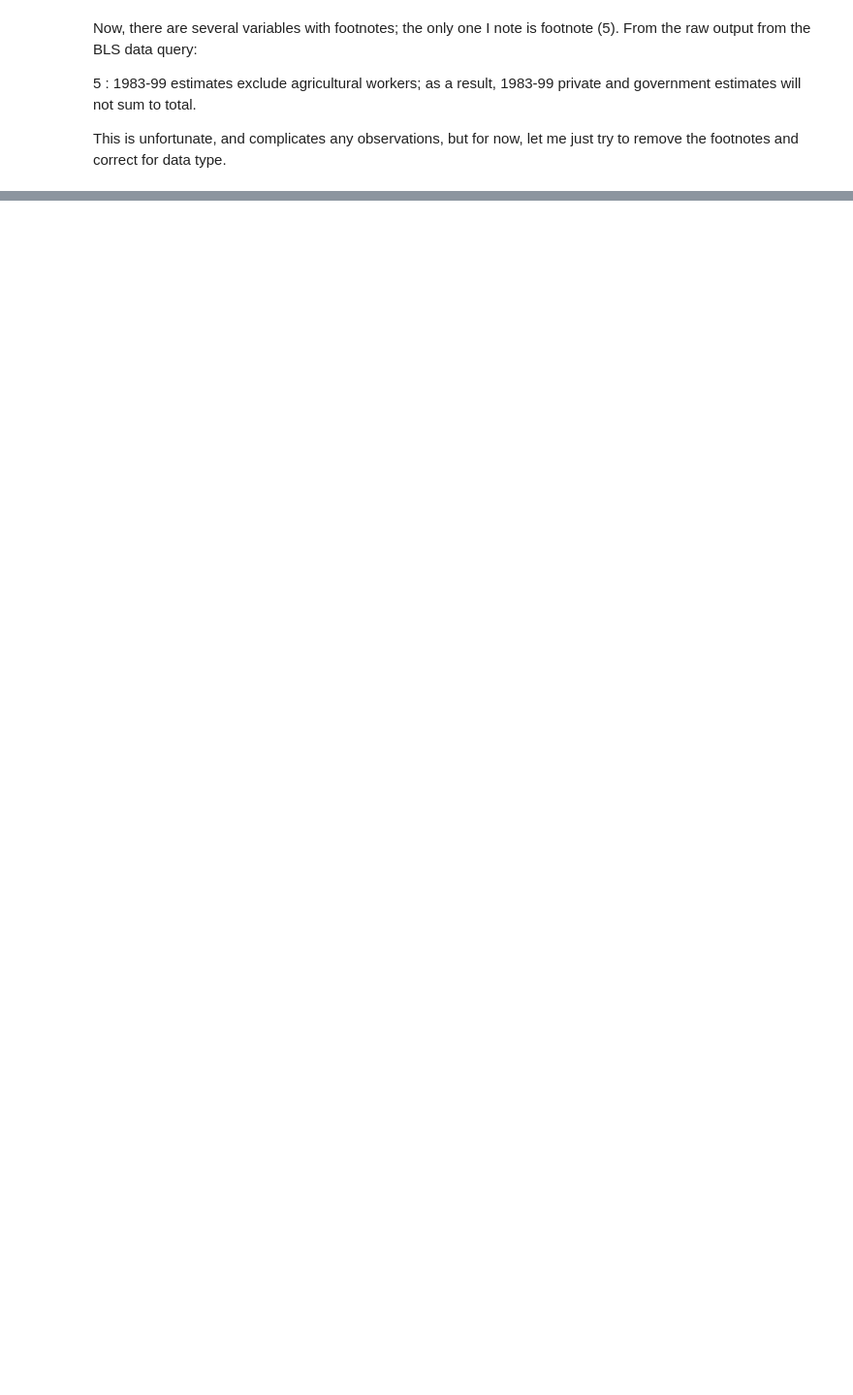
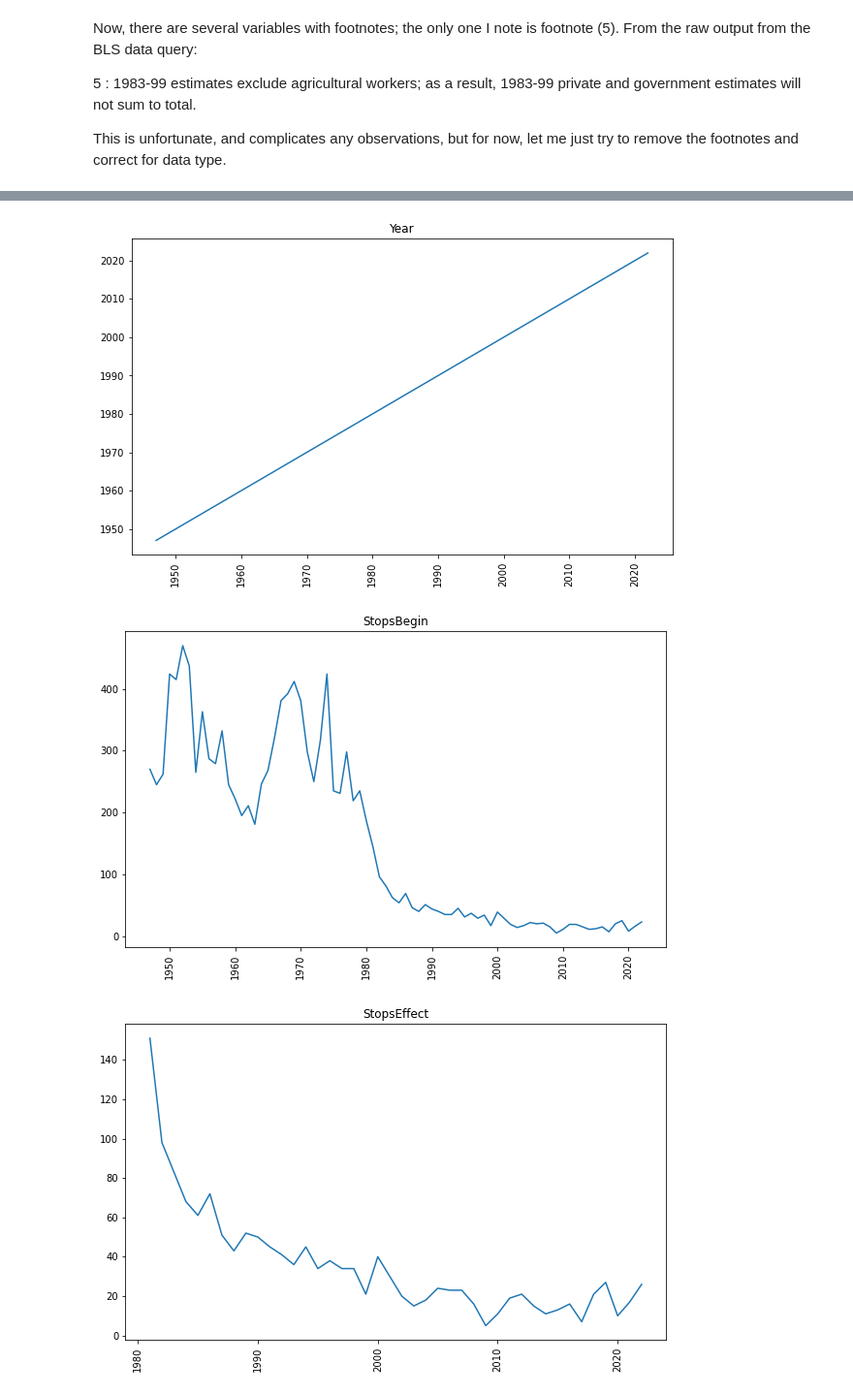
Before and after one commit to skizlik/labor-study, a Jupyter notebook: data story 1 - labor stoppages.ipynb, the cells around one changed output, grey strips where cells are left out. Shown at 97% size. Saved outputs shown, nothing was run; the diff lists cells and outputs as text; code cells hidden in the pictures; blank space fills up the shorter version.

```diff
--- a/data story 1 - labor stoppages.ipynb
+++ b/data story 1 - labor stoppages.ipynb
@@ -225,0 +415,14 @@ This is unfortunate, and complicates any observations, but for now, let me just
+# %%
+# to have them all in the same place, I'm going to do the same thing for the 'stoppages' dataframe
+
+for col in stoppages.columns:
+
+    plt.figure(figsize=(10,6))
+    plt.plot(stoppages["Year"], stoppages[col])
+    plt.xticks(rotation=90)
+    plt.title(col)
+    plt.show()
+# %% [output]
+[figure, added]
+[figure, added]
+[figure, added]
```
Also changed, not shown: parts of 34 cells of this notebook.
